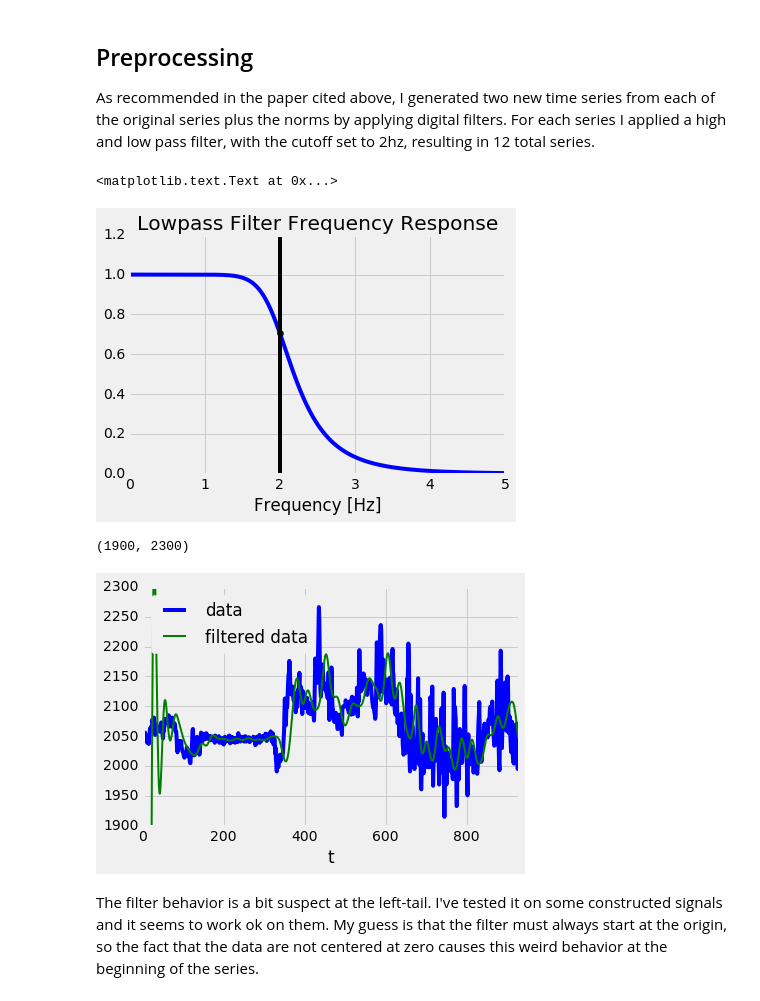
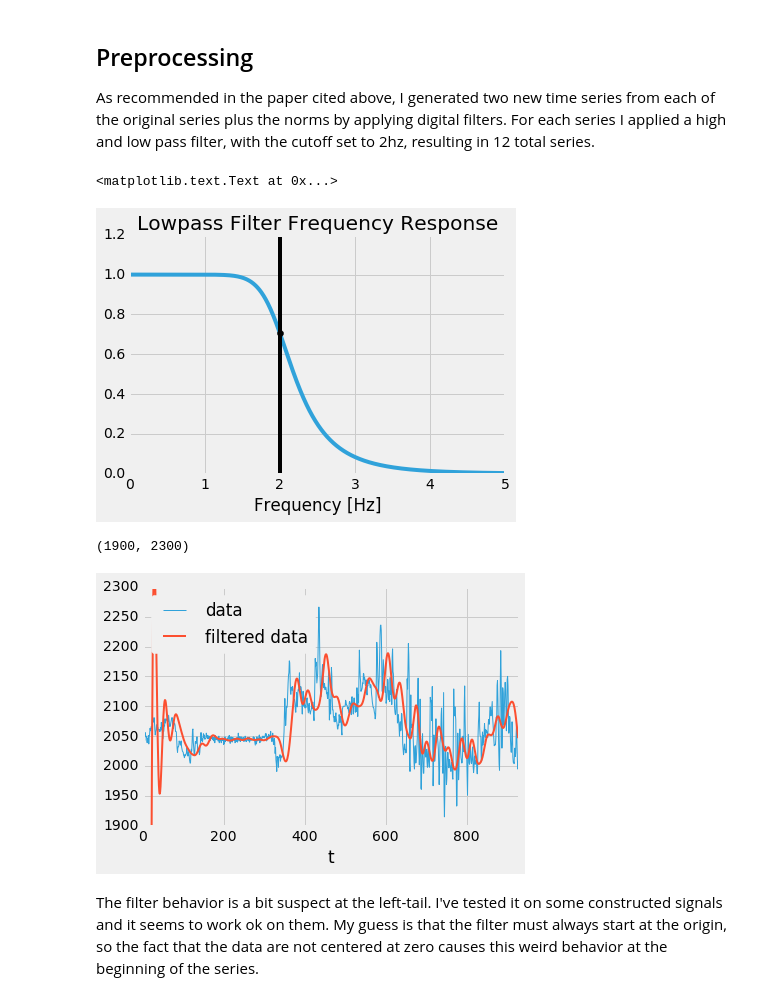
Before and after one commit to chipfranzen/chipfranzen.github.io, a Jupyter notebook: posts/predicting-activities-from-accelerometer-data/index.ipynb, the cells around one changed output. Cells and saved outputs as stored; diff of their text form; code cells hidden in the pictures.

```diff
--- a/posts/predicting-activities-from-accelerometer-data/index.ipynb
+++ b/posts/predicting-activities-from-accelerometer-data/index.ipynb
@@ -136,7 +136,7 @@ b, a = butter_lowpass(cutoff, fs, order)
 
 # Plot the frequency response.
 w, h = freqz(b, a, worN=8000)
-plt.plot(0.5*fs*w/np.pi, np.abs(h), 'b')
+plt.plot(0.5*fs*w/np.pi, np.abs(h))
 plt.plot(cutoff, 0.5*np.sqrt(2), 'ko')
 plt.axvline(cutoff, color='k')
 plt.xlim(0, 5)
@@ -144,21 +144,21 @@ plt.title("Lowpass Filter Frequency Response")
 plt.xlabel('Frequency [Hz]')
 # %% [output]
 <matplotlib.text.Text at 0x...>
-[figure, old version]
+[figure, new version]
 # %%
 # test the filter on a sample of the dataset
 filter_test_data = data[data['target'] == 2]['z']
 filter_test_x = xrange(len(filter_test_data))
 filter_test_y = butter_lowpass_filter(filter_test_data, cutoff, fs, order)
-plt.plot(filter_test_x, filter_test_data, 'b-', label='data')
-plt.plot(filter_test_x, filter_test_y, 'g-', linewidth=2, label='filtered data')
+plt.plot(filter_test_x, filter_test_data, linewidth=1, label='data')
+plt.plot(filter_test_x, filter_test_y, linewidth=2, label='filtered data')
 plt.xlabel('t')
 plt.legend(loc='upper left')
 plt.xlim(0, len(filter_test_data))
 plt.ylim(1900, 2300)
 # %% [output]
 (1900, 2300)
-[figure, old version]
+[figure, new version]
 # %% [markdown]
 The filter behavior is a bit suspect at the left-tail. I've tested it on some constructed signals and it seems to work ok on them. My guess is that the filter must always start at the origin, so the fact that the data are not centered at zero causes this weird behavior at the beginning of the series.
 # %%
```
Also changed, not shown: parts of 5 cells of this notebook, 2 other files.
